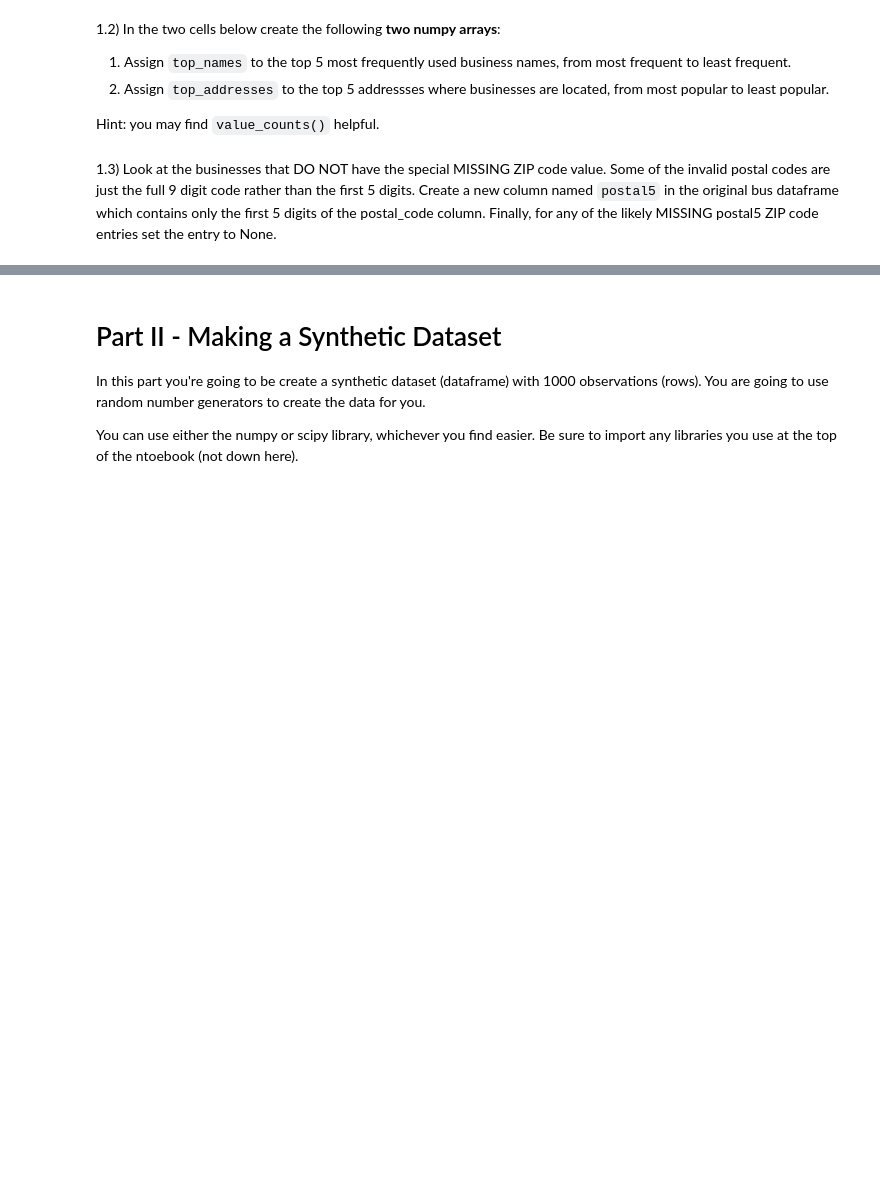
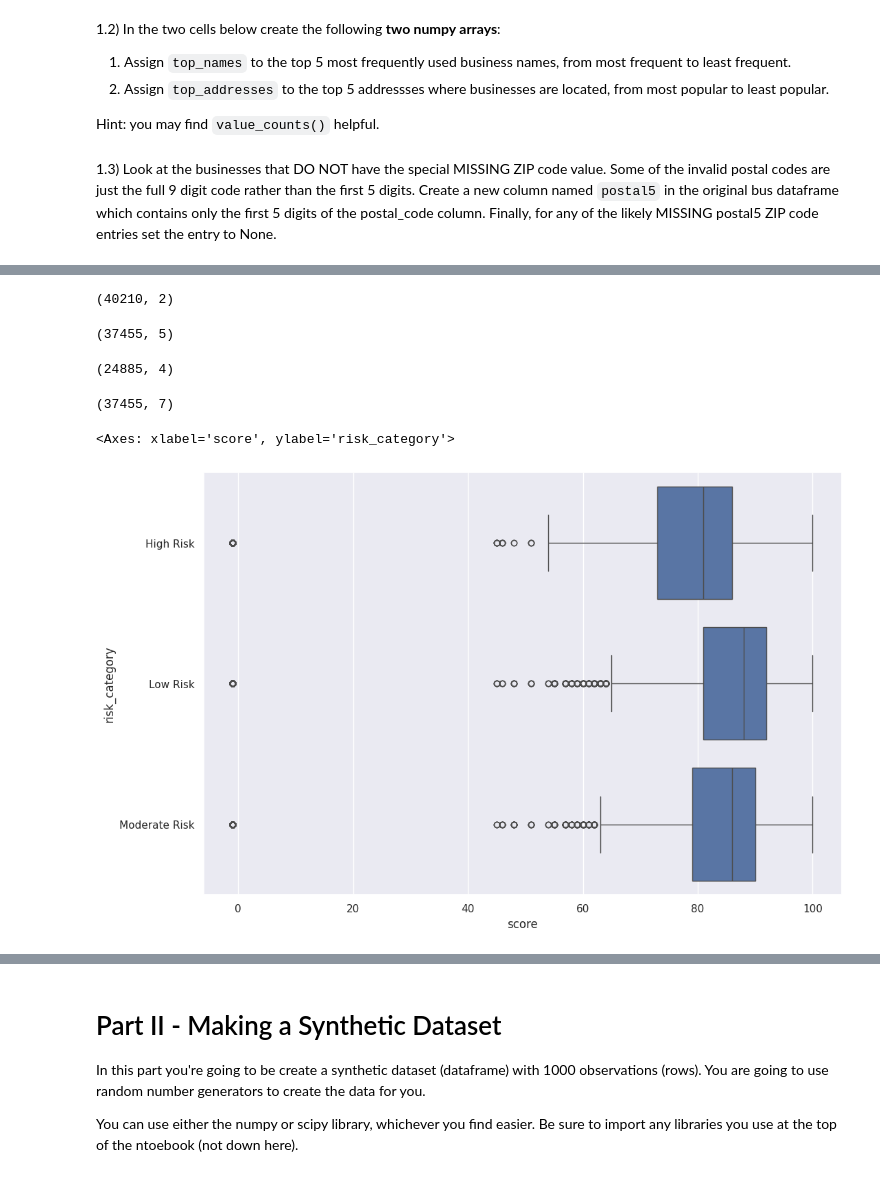
Before and after one commit to alvaroEspinozaMerida/CS_577_A2, a Jupyter notebook: src/assignment2.ipynb, the cells around one changed output, grey strips where cells are left out. Drawn from its saved outputs; the diff is of its cells as text; code cells hidden in the pictures; blank space fills up the shorter version.

```diff
--- a/src/assignment2.ipynb
+++ b/src/assignment2.ipynb
@@ -50,0 +68,20 @@ Load the Food Safety datasets (bus.csv, ins2vio.csv, ins.csv, and vio.csv) into
+# %%
+#Load the datasets into Pandas DataFrames
+
+cwd = Path().cwd()
+project_folder = cwd.parent
+
+bus_data_path = Path("data/bus.csv")
+ins_data_path = Path("data/ins.csv")
+ins2vio_data_path = Path("data/ins2vio.csv")
+vio_data_path = Path("data/vio.csv")
+
+bus_file = project_folder / bus_data_path
+ins_file = project_folder / ins_data_path
+ins2vio_file = project_folder / ins2vio_data_path
+vio_file = project_folder / vio_data_path
+# %%
+bus = pd.read_csv(bus_file)
+ins = pd.read_csv(ins_file)
+ins2vio = pd.read_csv(ins2vio_file)
+vio = pd.read_csv(vio_file)
@@ -71,0 +171,33 @@ Hint: Consider using appropriate JOIN operations.
+# %%
+#first filter our the relevent restraunts based on the dates specified
+
+ins_2017_2019 = ins[ins["date"].str.contains("2017") | ins["date"].str.contains("2018")| ins["date"].str.contains("2019")]
+
+#join this new dataframe with the vio.csv using ins2vio as a bridge
+#idea join ins with ins2vio using the iid
+
+merged_ins_vio_id = ins_2017_2019.merge(ins2vio, on='iid')
+# %%
+ins2vio.shape
+# %% [output]
+(40210, 2)
+# %%
+merged_ins_vio_id.shape
+# %% [output]
+(37455, 5)
+# %%
+ins_2017_2019.shape
+# %% [output]
+(24885, 4)
+# %%
+#final merge to link ins(2017-2019) to the violations df
+merged_ins_vio = merged_ins_vio_id.merge(vio, on='vid')
+merged_ins_vio.shape
+# %% [output]
+(37455, 7)
+# %%
+sns.set_theme(rc={'figure.figsize': (12, 8)})
+sns.boxplot(merged_ins_vio, x = "score", y ="risk_category")
+# %% [output]
+<Axes: xlabel='score', ylabel='risk_category'>
+[figure, added]
```
Also changed, not shown: parts of 16 cells of this notebook.
